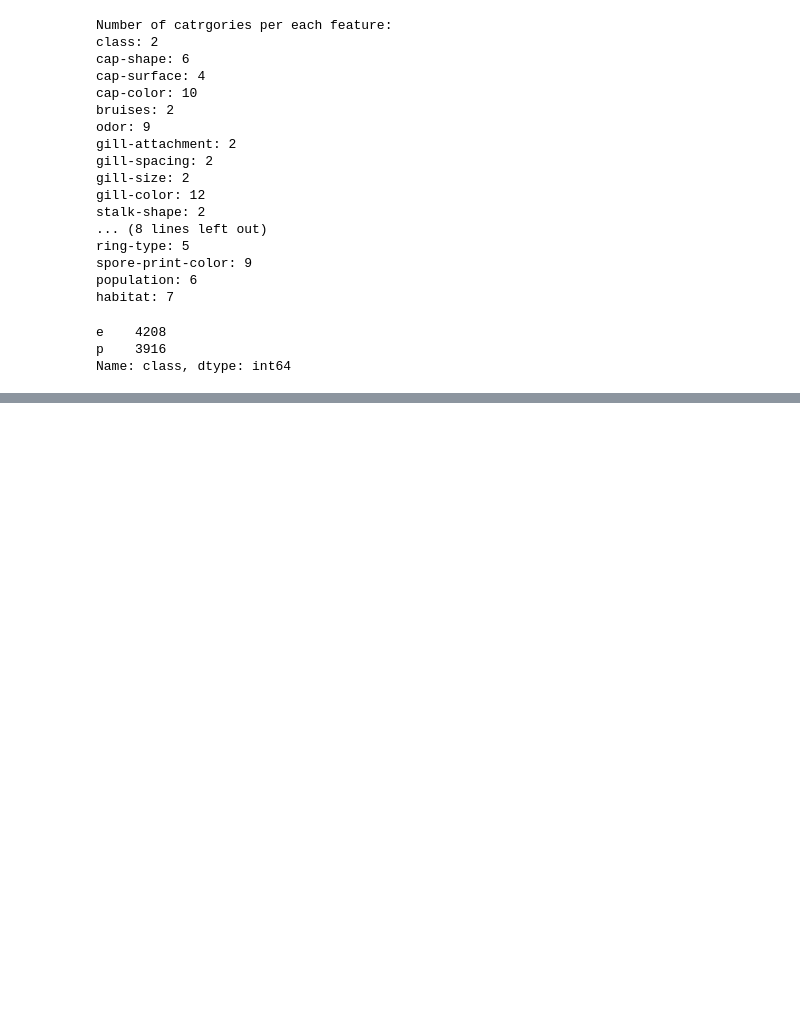
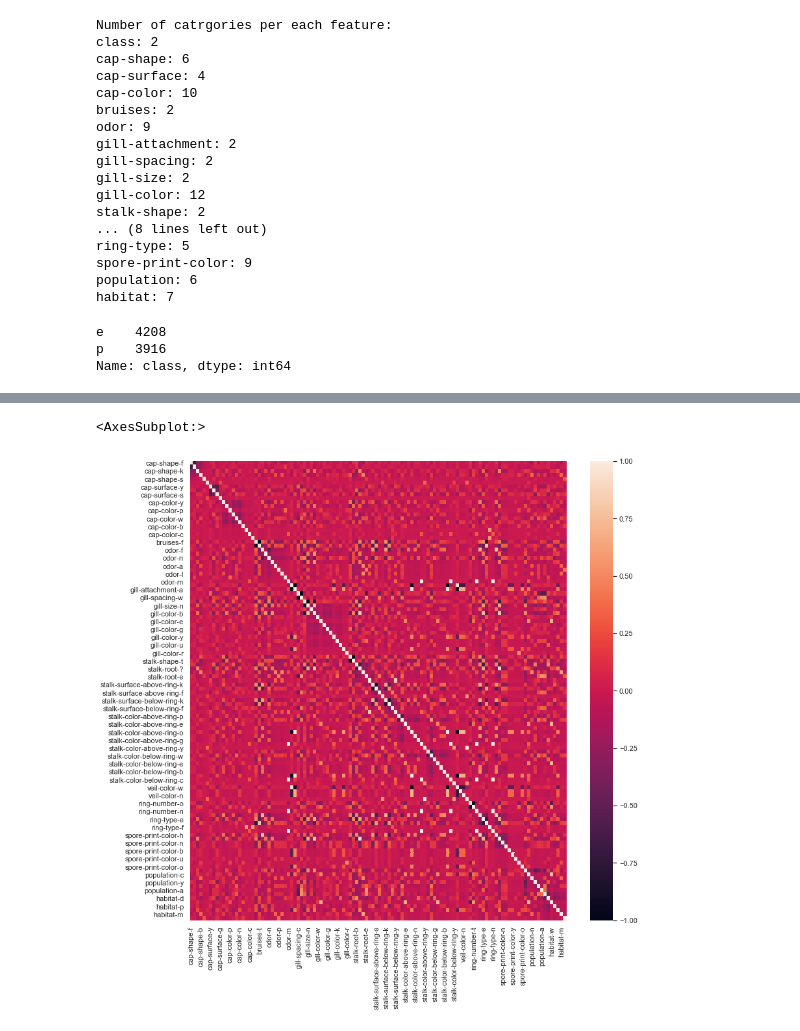
Before and after one commit to Andy666Fox/TINY_DS_PROJECTS, a Jupyter notebook: Mushroom_classification/Mushroom_main.ipynb, the cells around one changed output, grey strips where cells are left out. Cells and saved outputs as stored; diff of their text form; code cells hidden in the pictures; blank space fills up the shorter version.

```diff
--- a/Mushroom_classification/Mushroom_main.ipynb
+++ b/Mushroom_classification/Mushroom_main.ipynb
@@ -134,0 +185,3 @@ distinctive_distributions = [
+# %%
+categories_for_each_column = [X[col].unique() for col in X]
+categories_for_each_column
@@ -134,0 +211,3 @@ distinctive_distributions = [
+# %%
+encoder = OneHotEncoder(categories=categories_for_each_column, sparse=False)
+pipe = make_pipeline(encoder, SVC())
@@ -134,0 +233,6 @@ distinctive_distributions = [
+# %%
+category_name_per_column = [[f'{col}-{category_name}' for category_name in categories_for_each_column[i]] for i, col in enumerate(X.columns)]
+category_names = list(itertools.chain(*category_name_per_column))
+# %%
+X_oh = pd.DataFrame(encoder.transform(X), columns=category_names)
+X_oh.head()
@@ -134,0 +247,6 @@ distinctive_distributions = [
+# %%
+fig, ax = plt.subplots(figsize=(13,13))
+sns.heatmap(X_oh.corr(), vmin=-1, vmax=1, ax=ax)
+# %% [output]
+<AxesSubplot:>
+[figure, added]
```
Also changed, not shown: parts of 21 cells of this notebook.
